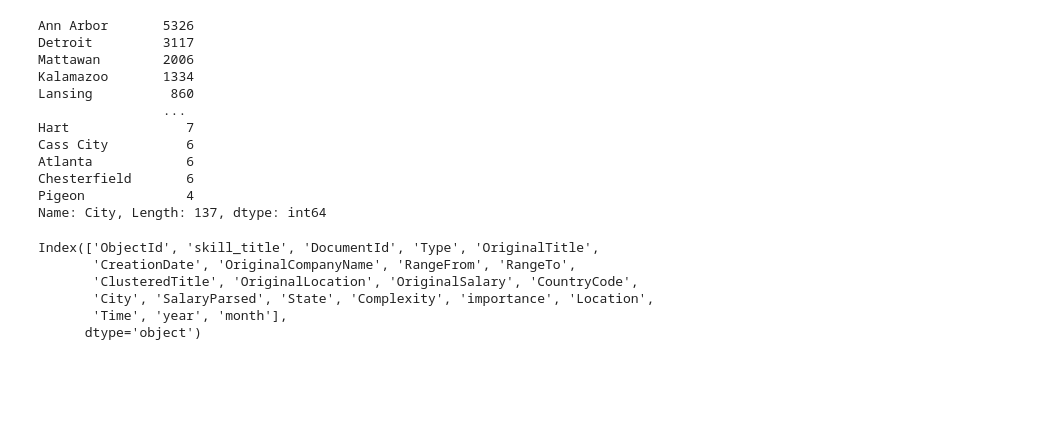
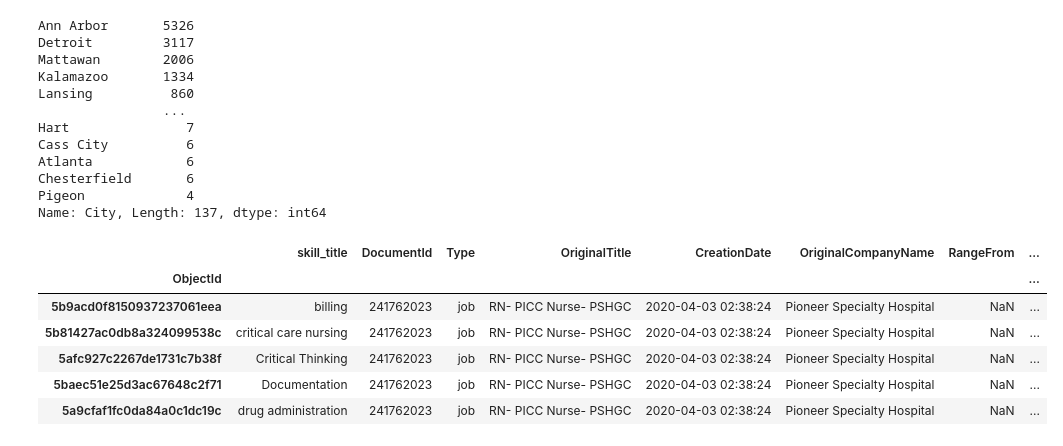
Before and after one commit to obeabi/Assignments, a Jupyter notebook: SkyHive.ipynb, the cells around one changed output. Cells and saved outputs as stored; diff of their text form; code cells hidden in the pictures; blank space fills up the shorter version.

```diff
--- a/SkyHive.ipynb
+++ b/SkyHive.ipynb
@@ -243,12 +245,13 @@ Name: City, Length: 137, dtype: int64
 # %%
-df4.columns
+df4.head()
 # %% [output]
-Index(['ObjectId', 'skill_title', 'DocumentId', 'Type', 'OriginalTitle',
-       'CreationDate', 'OriginalCompanyName', 'RangeFrom', 'RangeTo',
-       'ClusteredTitle', 'OriginalLocation', 'OriginalSalary', 'CountryCode',
-       'City', 'SalaryParsed', 'State', 'Complexity', 'importance', 'Location',
-       'Time', 'year', 'month'],
-      dtype='object')
+|  | skill_title | DocumentId | Type | OriginalTitle | CreationDate | OriginalCompanyName | RangeFrom | ... |
+| ObjectId |  |  |  |  |  |  |  | ... |
+| 5b9acd0f8150937237061eea | billing | 241762023 | job | RN- PICC Nurse- PSHGC | 2020-04-03 02:38:24 | Pioneer Specialty Hospital | NaN | ... |
+| 5b81427ac0db8a324099538c | critical care nursing | 241762023 | job | RN- PICC Nurse- PSHGC | 2020-04-03 02:38:24 | Pioneer Specialty Hospital | NaN | ... |
+| 5afc927c2267de1731c7b38f | Critical Thinking | 241762023 | job | RN- PICC Nurse- PSHGC | 2020-04-03 02:38:24 | Pioneer Specialty Hospital | NaN | ... |
+| 5baec51e25d3ac67648c2f71 | Documentation | 241762023 | job | RN- PICC Nurse- PSHGC | 2020-04-03 02:38:24 | Pioneer Specialty Hospital | NaN | ... |
+| 5a9cfaf1fc0da84a0c1dc19c | drug administration | 241762023 | job | RN- PICC Nurse- PSHGC | 2020-04-03 02:38:24 | Pioneer Specialty Hospital | NaN | ... |
 # %%
 cols = ['CreationDate', 'Location']
 df4.drop(cols, axis = 1, inplace= True)
```
Also changed, not shown: parts of 4 cells of this notebook.
